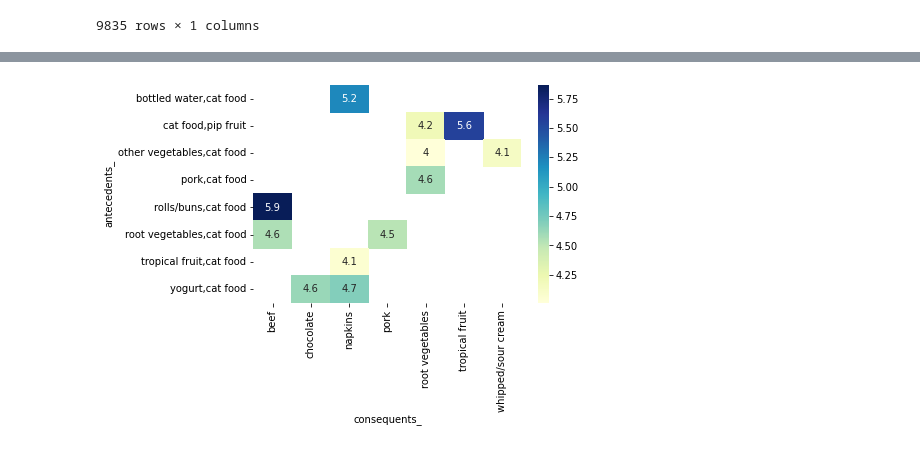
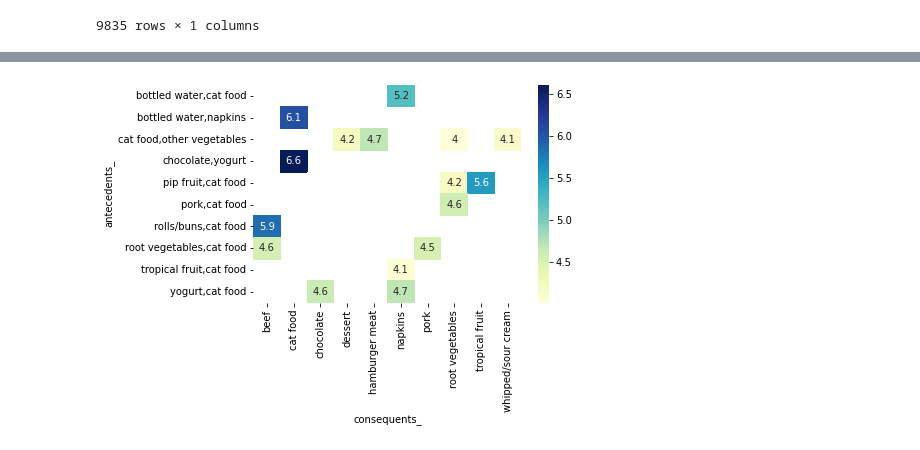
Before and after one commit to GlenRodriguez/EjemploCestaCompra, a Jupyter notebook: Basket.ipynb, the cells around one changed output, grey strips where cells are left out. Cells and saved outputs as stored; diff of their text form; code cells hidden in the pictures.

```diff
--- a/Basket.ipynb
+++ b/Basket.ipynb
@@ -143,12 +143,12 @@ rules_3
 572 rows × 12 columns
 # %%
-pivot_3 = rules_3[(rules_3['lhs items']>1)  & (rules_3['lift']>4) & (rules_3['confidence']>0.2)   ].pivot(index = 'antecedents_',
+pivot_3 = rules_3[(rules_3['lhs items']>1)  & (rules_3['lift']>4) & (rules_3['confidence']>0.14)   ].pivot(index = 'antecedents_',
                     columns = 'consequents_', values= 'lift')
 
 # Generate a heatmap with annotations on and the colorbar off
 sns.heatmap(pivot_3, annot = True, cmap="YlGnBu")
 plt.yticks(rotation=0)
 plt.xticks(rotation=90)
 plt.show()
 # %% [output]
-[figure, old version]
+[figure, new version]
```
Also changed, not shown: parts of 7 cells of this notebook.
